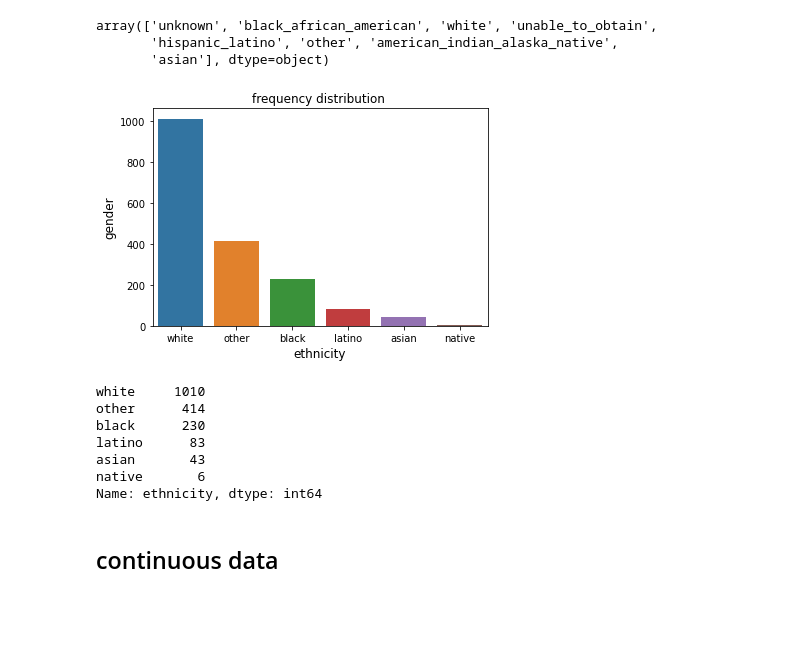
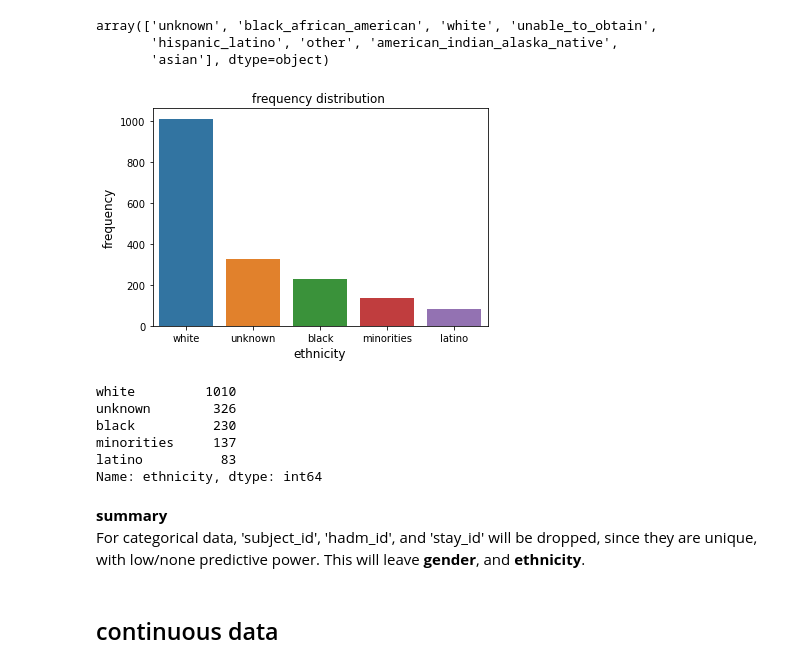
Before and after one commit to doscsy12/AKI_rrt, a Jupyter notebook: data_cleaning_EDA.ipynb, the cells around one changed output. Drawn from its saved outputs; the diff is of its cells as text; code cells hidden in the pictures; blank space fills up the shorter version.

```diff
--- a/data_cleaning_EDA.ipynb
+++ b/data_cleaning_EDA.ipynb
@@ -286,6 +281,9 @@ spo2_mean            0
 glucose_mean         0
 gcs_min              0
 dtype: int64
+# %%
+# remove the .1
+aki_data.columns = aki_data.columns.str.replace('.1','')
 # %%
 aki_data.head()
 # %% [output]
@@ -409,12 +411,12 @@ array(['unknown', 'black_african_american', 'white', 'unable_to_obtain',
        'hispanic_latino', 'other', 'american_indian_alaska_native',
        'asian'], dtype=object)
 # %%
-ethnic_label = {'unknown': 'other',
+ethnic_label = {'unknown': 'unknown',
                 'black_african_american': 'black',
                 'white': 'white',
-                'unable_to_obtain': 'other',
+                'unable_to_obtain': 'unknown',
                'hispanic_latino': 'latino',
-                'other': 'other',
-                'american_indian_alaska_native': 'native',
-                'asian': 'asian' }
+                'other': 'minorities',
+                'american_indian_alaska_native': 'minorities',
+                'asian': 'minorities' }
 # %%
@@ -423,18 +426,17 @@ nom_aki['ethnicity'] = nom_aki['ethnicity'].map(ethnic_label)
 # %%
 ethnicity_count=nom_aki['ethnicity'].value_counts()
 sns.barplot(ethnicity_count.index,ethnicity_count.values);
 plt.title('frequency distribution ')
-plt.ylabel('gender', fontsize=12)
+plt.ylabel('frequency', fontsize=12)
 plt.xlabel('ethnicity', fontsize=12);
 # %% [output]
-[figure, old version]
+[figure, new version]
 # %%
 nom_aki['ethnicity'].value_counts()
 # %% [output]
-white     1010
-other      414
-black      230
-latino      83
-asian       43
-native       6
+white         1010
+unknown        326
+black          230
+minorities     137
+latino          83
 Name: ethnicity, dtype: int64
@@ -441,3 +454,6 @@ Name: ethnicity, dtype: int64
+# %% [markdown]
+**summary**
+<br> For categorical data, 'subject_id', 'hadm_id', and 'stay_id' will be dropped, since they are unique, with low/none predictive power. This will leave **gender**, and **ethnicity**.
 # %% [markdown]
 ## continuous data
 # %%
```
Also changed, not shown: parts of 17 cells of this notebook.
